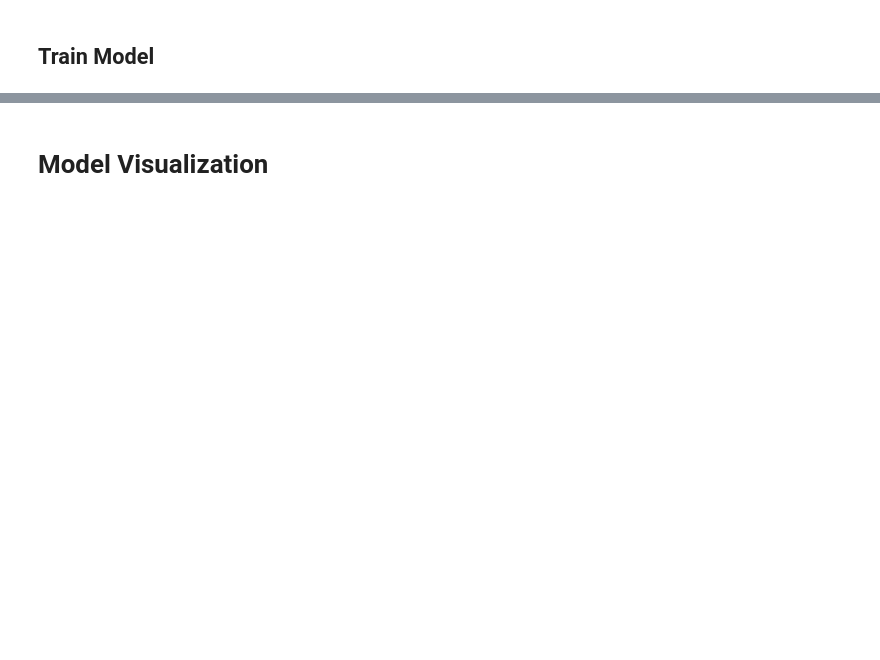
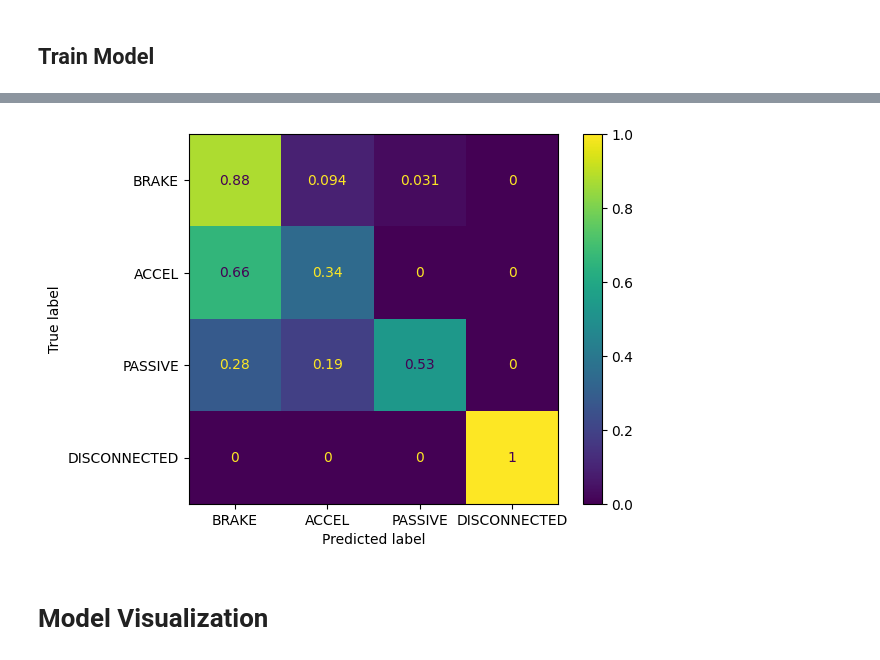
Before and after one commit to Riddy21/EEG_Model_Training, a Jupyter notebook: EEG_Binary_Classification_CNN-RNN_Trial-4.ipynb, the cells around one changed output, grey strips where cells are left out. Cells and saved outputs as stored; diff of their text form; code cells hidden in the pictures; blank space fills up the shorter version.

```diff
--- a/EEG_Binary_Classification_CNN-RNN_Trial-4.ipynb
+++ b/EEG_Binary_Classification_CNN-RNN_Trial-4.ipynb
@@ -58,21 +58,21 @@ from scipy.stats import mode
 Record the experiment information in these fields to be saved with the experiment
 # %%
 trial_num = 4
-attempt_num = 9
+attempt_num = 11
 
 output_dim = 4
 attempt_description = \
 """
-## 9th attempt
+## 11th attempt
 
 ### Changes made
 - Trying new model new training data from interactive movement dataset
-- SEGMENT_WINDOW_SIZE = 400 # 2s
+- SEGMENT_WINDOW_SIZE = 600 #  3s
 - ACTIVE_WAIT_PERIOD = 400 # 2s
 - ACTIVE_HOLD_PERIOD = 200 # 1s for dealing with accidental presses
 - Balanced
 - Have disconnect
-- even more data, trying with lower learning rate for 5000 epochs
+- 5000 epochs, lower learning rate
 
 ### Expected results
 - See if it performs any worse with our Muse model or better than recorded data
@@ -681,14 +713,17 @@ plt.savefig(accuracy_graph)
 # %%
 labels = ['BRAKE', 'ACCEL', 'PASSIVE', 'DISCONNECTED']
 y_pred = model.predict(X_test)
 y_pred = np.argmax(y_pred, axis=1)
 
 y_test = np.argmax(t_test, axis=1)
 
-cm = confusion_matrix(y_test, y_pred, normalize='pred')
+cm = confusion_matrix(y_test, y_pred, normalize='true')
 disp = ConfusionMatrixDisplay(confusion_matrix=cm, display_labels=labels)
 plot = disp.plot()
+
 disp.figure_.savefig(conf_matrix)
+# %% [output]
+[figure, added]
 # %%
 tf.keras.backend.clear_session()
 # %% [markdown]
```
Also changed, not shown: parts of 15 cells of this notebook, 21 other files.
